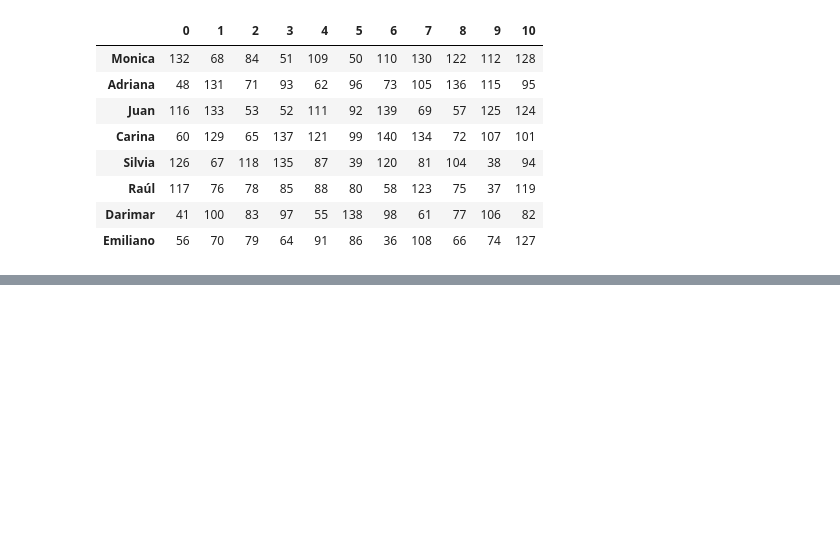
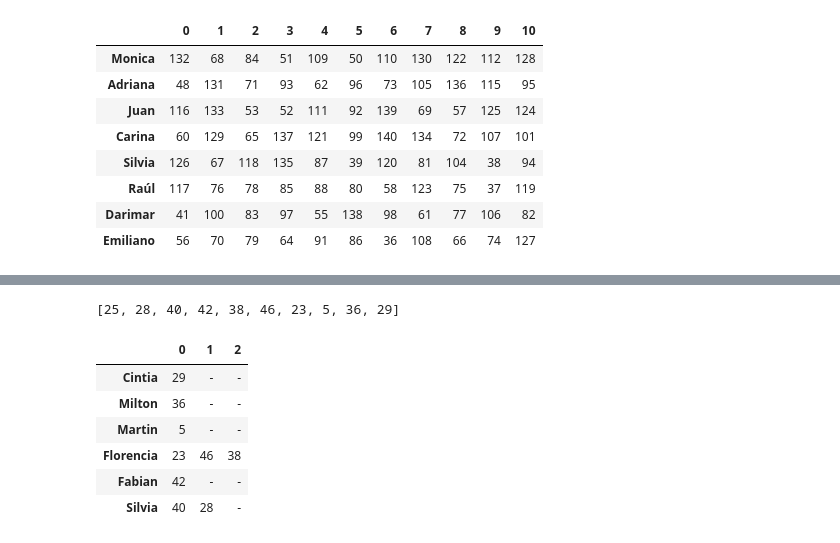
Before and after one commit to emzima24/principalEmzima, a Jupyter notebook: principalEmzima/python/codigosVarios/sorteo_condiciones.ipynb, the cells around one changed output, grey strips where cells are left out. Saved outputs shown, nothing was run; the diff lists cells and outputs as text; code cells hidden in the pictures; blank space fills up the shorter version.

```diff
--- a/principalEmzima/python/codigosVarios/sorteo_condiciones.ipynb
+++ b/principalEmzima/python/codigosVarios/sorteo_condiciones.ipynb
@@ -58,0 +304,50 @@ df
+# %%
+import random
+import pandas as pd
+
+sorteo = True
+reasingacion =  {
+    'Cintia': [15],
+    'Milton': [18],
+    'Martin': [57],
+    'Florencia': [58, 16, 55],
+    'Fabian': [27],
+    'Silvia': [21,17]
+}
+
+change = [5,23,25,29,28,36,38,42,46,40]
+len(change)
+
+# Lista para almacenar el resultado final de las reasignaciones
+final_reasingacion = {}
+
+# Crear una copia de la lista de números para evitar modificar la original
+remaining_change = change.copy()
+
+# Barajar la lista de números a cambiar para aleatoriedad
+random.shuffle(remaining_change)
+
+print(remaining_change)
+
+# Asignar números al azar de la lista 'change' a cada clave en 'reasingacion'
+for key in reasingacion.keys():
+    num_to_assign = len(reasingacion[key])  # número de elementos a asignar
+    assigned_numbers = [remaining_change.pop() for _ in range(num_to_assign)]
+    final_reasingacion[key] = assigned_numbers
+
+if sorteo:
+    df = pd.DataFrame(final_reasingacion.values(), index=final_reasingacion.keys())
+else:
+    df = pd.DataFrame(columns=range(0,3), index=final_reasingacion.keys())
+df = df.fillna(0).astype(int)
+df.replace(0,'-',inplace=True)
+display(df)
+# %% [output]
+[25, 28, 40, 42, 38, 46, 23, 5, 36, 29]
+|  | 0 | 1 | 2 |
+| Cintia | 29 | - | - |
+| Milton | 36 | - | - |
+| Martin | 5 | - | - |
+| Florencia | 23 | 46 | 38 |
+| Fabian | 42 | - | - |
+| Silvia | 40 | 28 | - |
```
Also changed, not shown: parts of 6 cells of this notebook, 12 other files.
